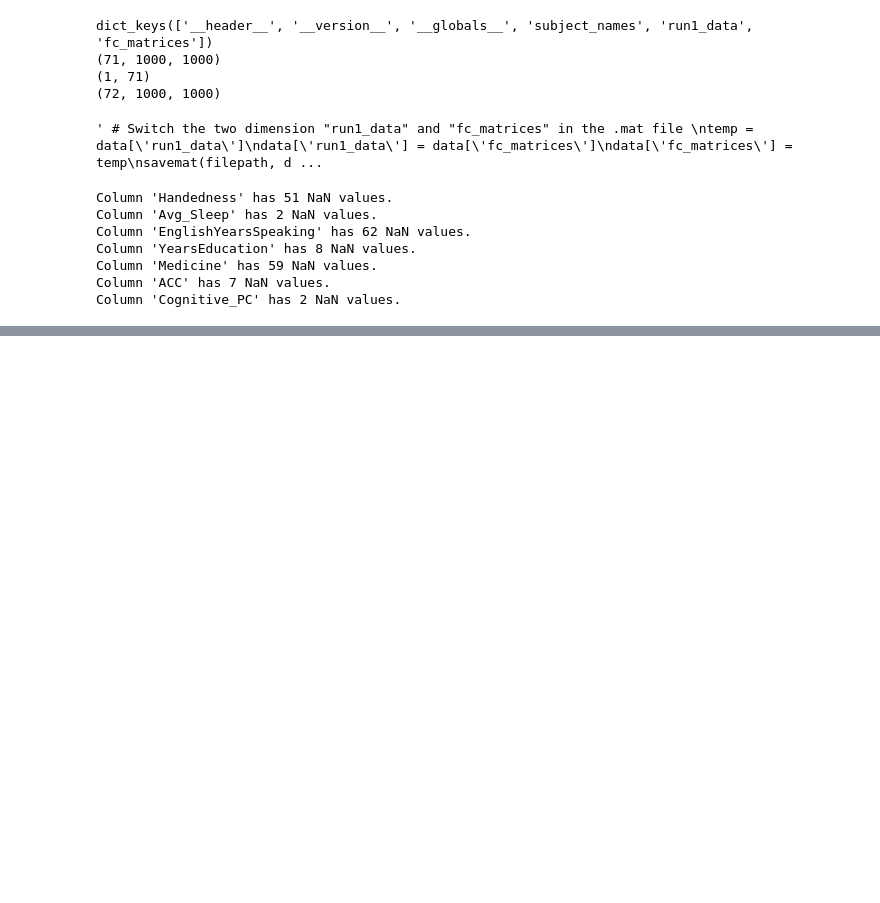
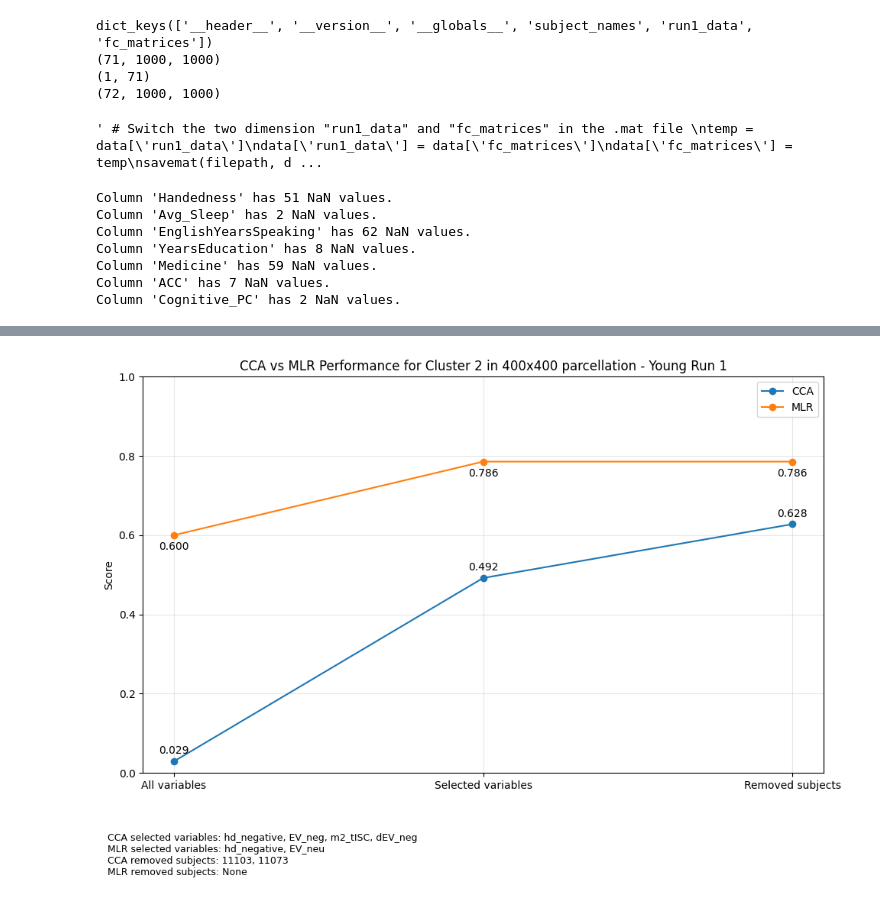
Before and after one commit to Oddrne/Master-Thesis-Autoencoder-and-UMAP-clustering-on-functional-connectivity, a Jupyter notebook: test.ipynb, the cells around one changed output, grey strips where cells are left out. Drawn from its saved outputs; the diff is of its cells as text; code cells hidden in the pictures; blank space fills up the shorter version.

```diff
--- a/test.ipynb
+++ b/test.ipynb
@@ -116,0 +194,10 @@ Column 'Cognitive_PC' has 2 NaN values.
+# %%
+from Evaluate_models_clean import plot_single_cluster_cca_mlr_variants
+
+json_path = "Results\\400x400_Young_run1_cluster_behavioural_results.json"
+ideal_cluster_number = "2"  # Set this to the cluster number you want to plot
+title = f"CCA vs MLR Performance for Cluster {ideal_cluster_number} in 400x400 parcellation - Young Run 1"
+
+results = plot_single_cluster_cca_mlr_variants(json_path=json_path, cluster_number=ideal_cluster_number, title=title)
+# %% [output]
+[figure, added]
```
Also changed, not shown: parts of 15 cells of this notebook, 5 other files.
